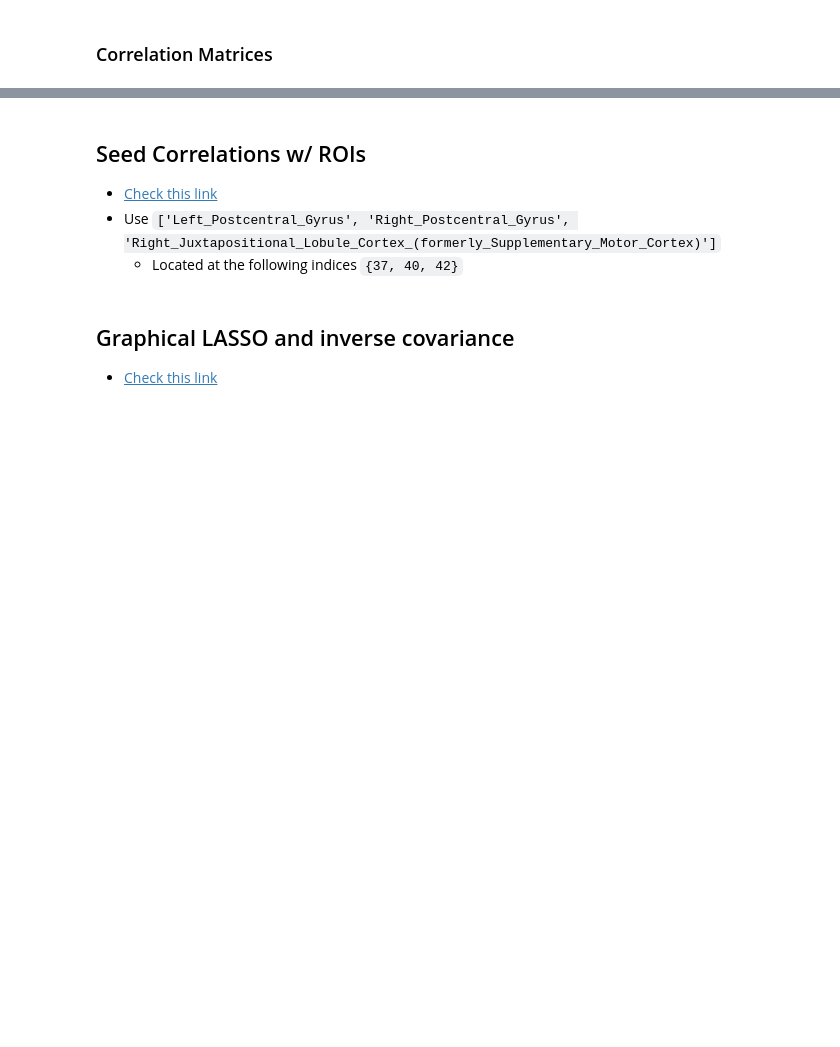
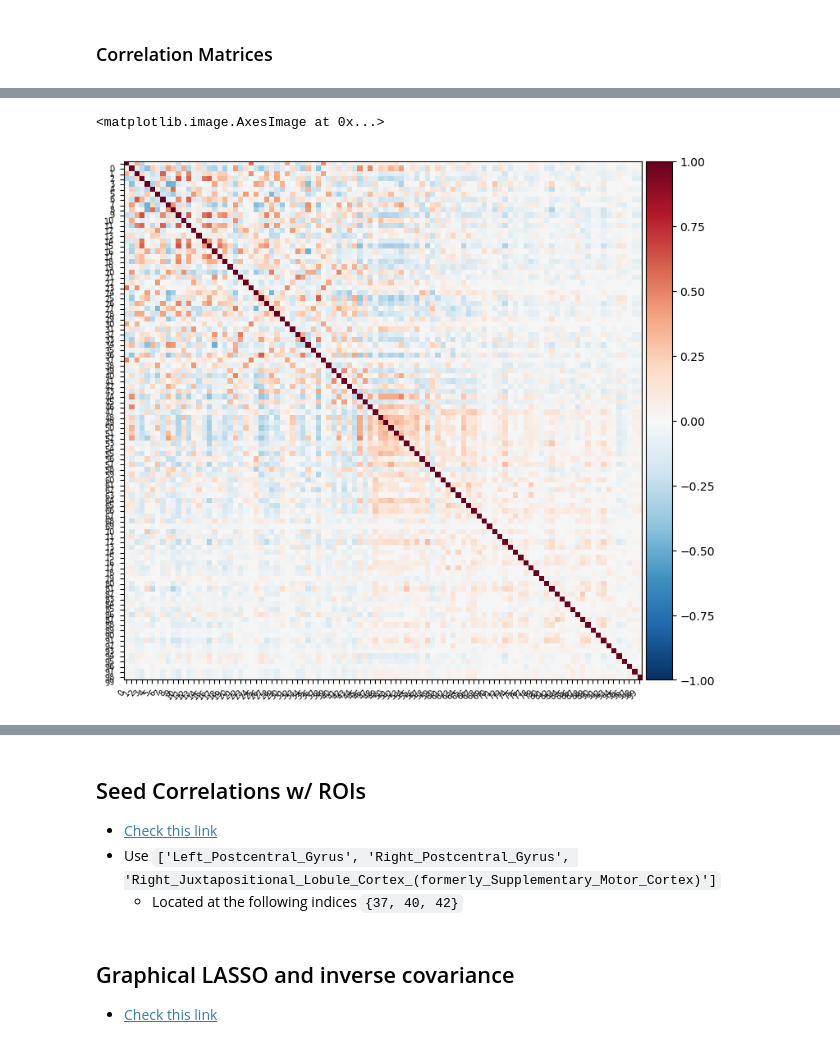
Before and after one commit to vickyli1015/Public-DSC180B-Functional-Connectivity-Project, a Jupyter notebook: feature_engineering.ipynb, the cells around one changed output, grey strips where cells are left out. Saved outputs shown, nothing was run; the diff lists cells and outputs as text; code cells hidden in the pictures; blank space fills up the shorter version.

Commit message:
correlation matrices and partial correlations

```diff
--- a/feature_engineering.ipynb
+++ b/feature_engineering.ipynb
@@ -2,0 +22,3 @@
+# %%
+sub_data, sub_ids = load_txt()
+handedness = get_handedness(sub_ids)
@@ -4,0 +93,4 @@
+# %%
+#Correlation matrix
+correlation_measure = nic.ConnectivityMeasure(kind='correlation')
+correlation_matrix = correlation_measure.fit_transform(sub_data)
@@ -4,0 +113,9 @@
+# %%
+fig, ax = plt.subplots(figsize=(7, 7),
+                       layout='constrained')
+plotting.plot_matrix(
+    correlation_measure.mean_, labels=range(0,100), colorbar=True, vmax=1, vmin=-1, figure=fig
+)
+# %% [output]
+<matplotlib.image.AxesImage at 0x...>
+[figure, added]
```
Also changed, not shown: parts of 14 cells of this notebook.
